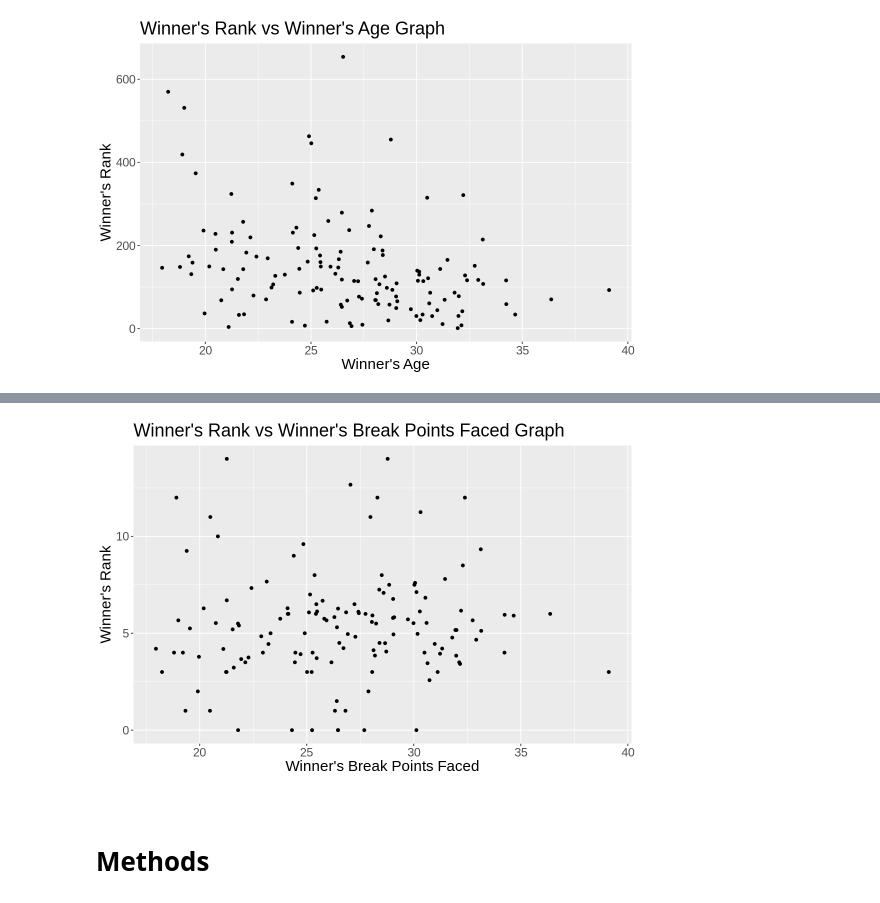
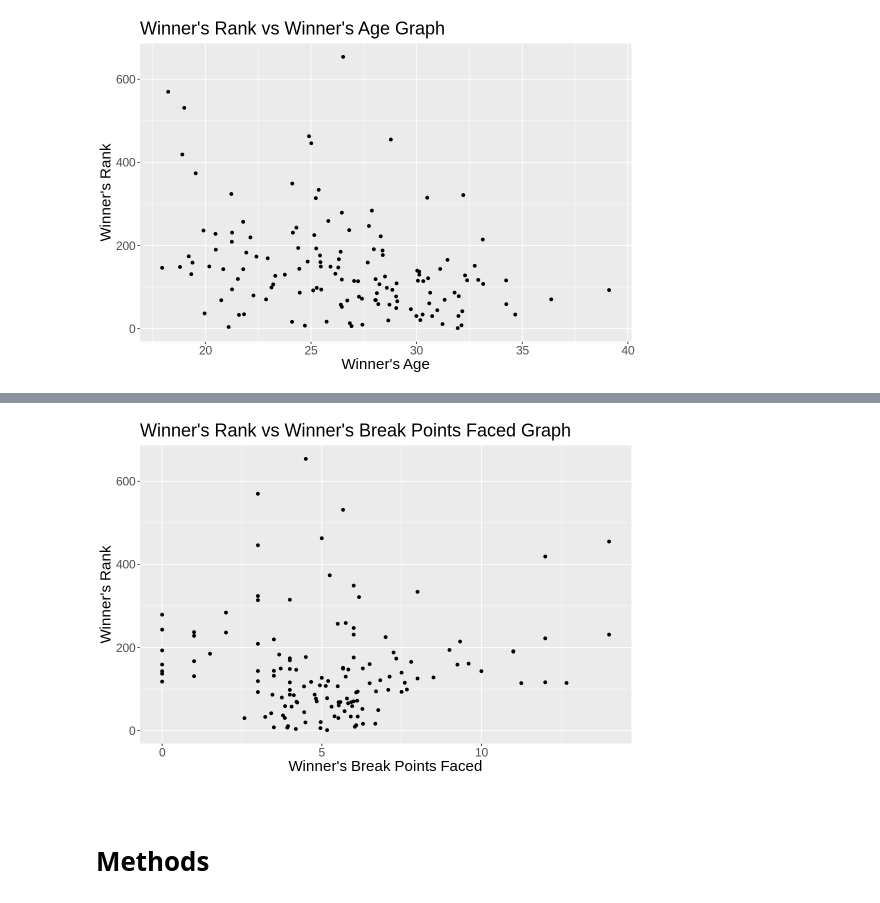
Before and after one commit to jo-adithya/dsci_project, a Jupyter notebook: proposal.ipynb, the cells around one changed output, grey strips where cells are left out. Saved outputs shown, nothing was run; the diff lists cells and outputs as text; code cells hidden in the pictures.

```diff
--- a/proposal.ipynb
+++ b/proposal.ipynb
@@ -372,16 +320,16 @@ rank_vs_bps
 # %%
 # Winner's Rank vs Winner's Break Points Faced
 
 rank_vs_bpf <- player_training %>%
-    ggplot(aes(x = winner_age, y = w_bpFaced)) +
+    ggplot(aes(x = w_bpFaced, y = winner_rank)) +
         geom_point() +
         labs(x = "Winner's Break Points Faced", y = "Winner's Rank",
              title = "Winner's Rank vs Winner's Break Points Faced Graph") +
         theme(text = element_text(size = 18))
 
 rank_vs_bpf
 # %% [output]
-[figure, old version]
+[figure, new version]
 # %% [markdown]
 <br>
 
```
Also changed, not shown: parts of 11 cells of this notebook.
